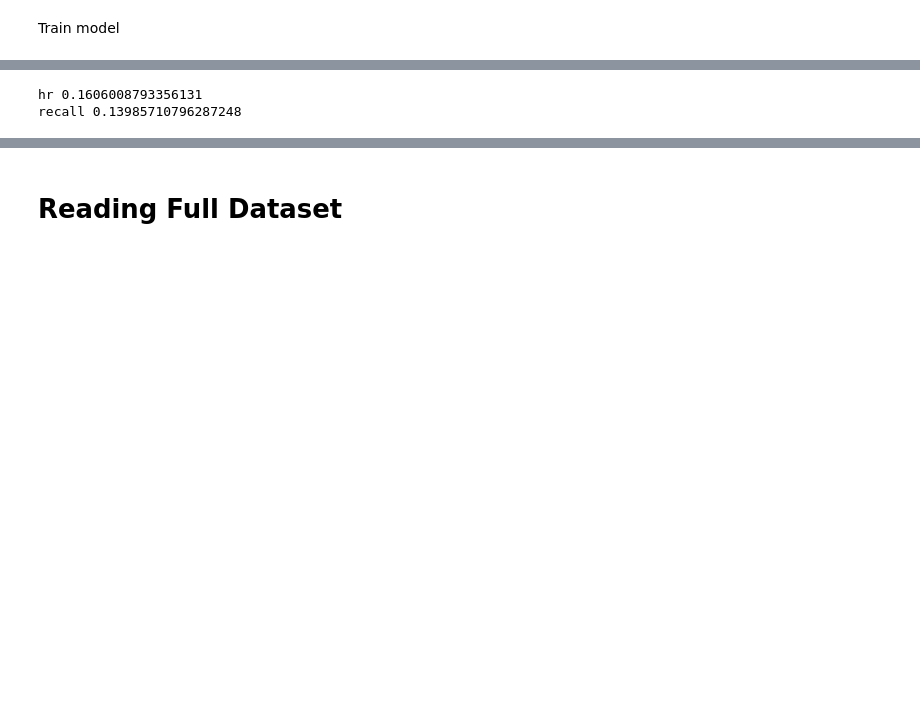
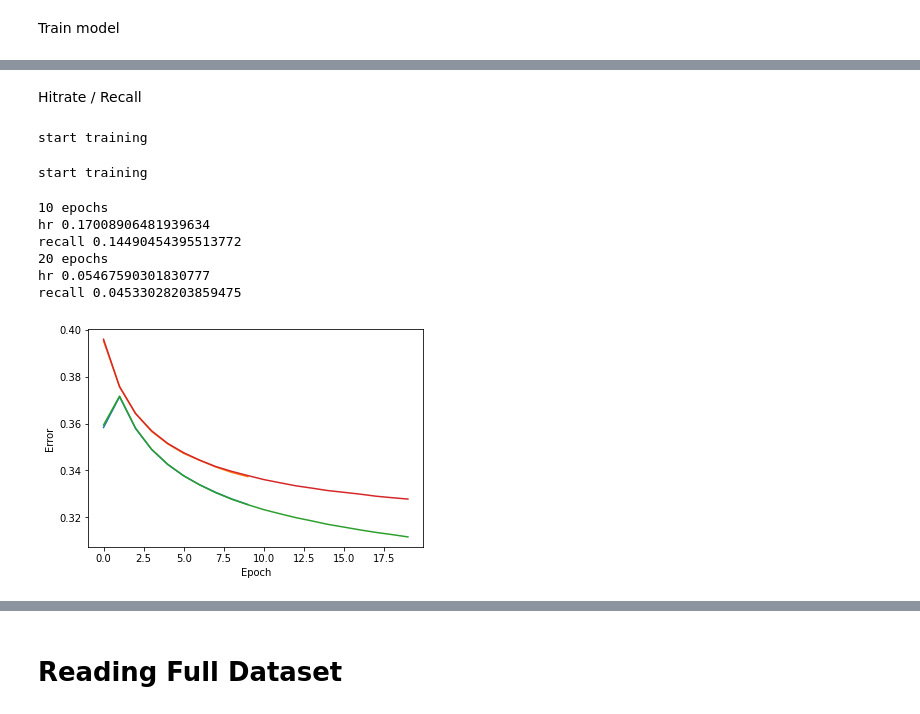
Before and after one commit to jdepreter/ai-project, a Jupyter notebook: rbm_notebook.ipynb, the cells around one changed output, grey strips where cells are left out. Saved outputs shown, nothing was run; the diff lists cells and outputs as text; code cells hidden in the pictures; blank space fills up the shorter version.

```diff
--- a/rbm_notebook.ipynb
+++ b/rbm_notebook.ipynb
@@ -405,8 +425,12 @@ start training
+# %% [markdown]
+Hitrate / Recall
 # %%
 def compute_hr(rbm, k=10, batch_size=100):
     s = 0  # a counter (float type)
     hitrates = []
     recall = []
+    nDCG = []
+    idcg = np.sum([1 / np.log2(i+2) for i in range(k)])
     # for loop - go through every single user
     for id_user in range(0, user_reviews_df_exploded['user_id_int'].max() + 1): # - batch_size, batch_size):
         v = train_matrix[id_user]  # training set inputs are used to activate neurons of my RBM
@@ -442,12 +466,26 @@ def compute_hr(rbm, k=10, batch_size=100):
             recall.append(counter / total)
             hitrates.append(min(1, counter))
 
+            # nDCG
+            counter = 0
+            dcg = 0
+            for i, r in enumerate(recommendations):
+                if r in target_recommendations:
+                    dcg += 1 / np.log2(i+2)
 
-    return hitrates, recall
+            nDCG.append(dcg / idcg)
 
-hr, r = compute_hr(rbm)
-print("hr", np.average(hr))
-print("recall", np.average(r))
+    return hitrates, recall, nDCG
-# %% [output]
-hr 0.1606008793356131
-recall 0.13985710796287248
+# %%
+rbm10 = create_rbm(user_reviews_df_exploded['item_id_int'].max() + 1, 1024, 10240, 10)
+rbm20 = create_rbm(user_reviews_df_exploded['item_id_int'].max() + 1, 1024, 10240, 20)
+# %% [output]
+start training
+start training
+10 epochs
+hr 0.17008906481939634
+recall 0.14490454395513772
+20 epochs
+hr 0.05467590301830777
+recall 0.04533028203859475
+[figure, added]
```
Also changed, not shown: parts of 19 cells of this notebook.
